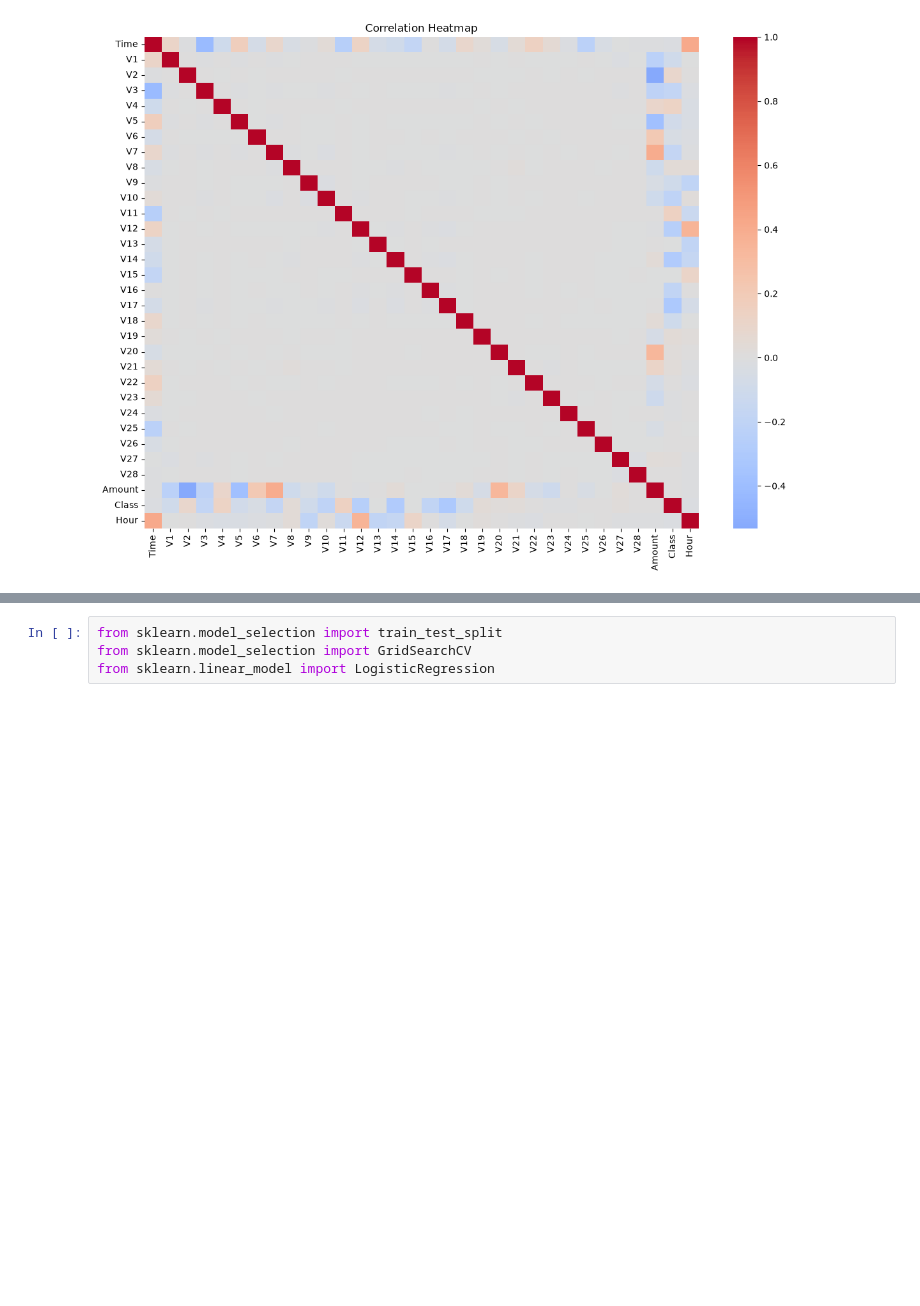
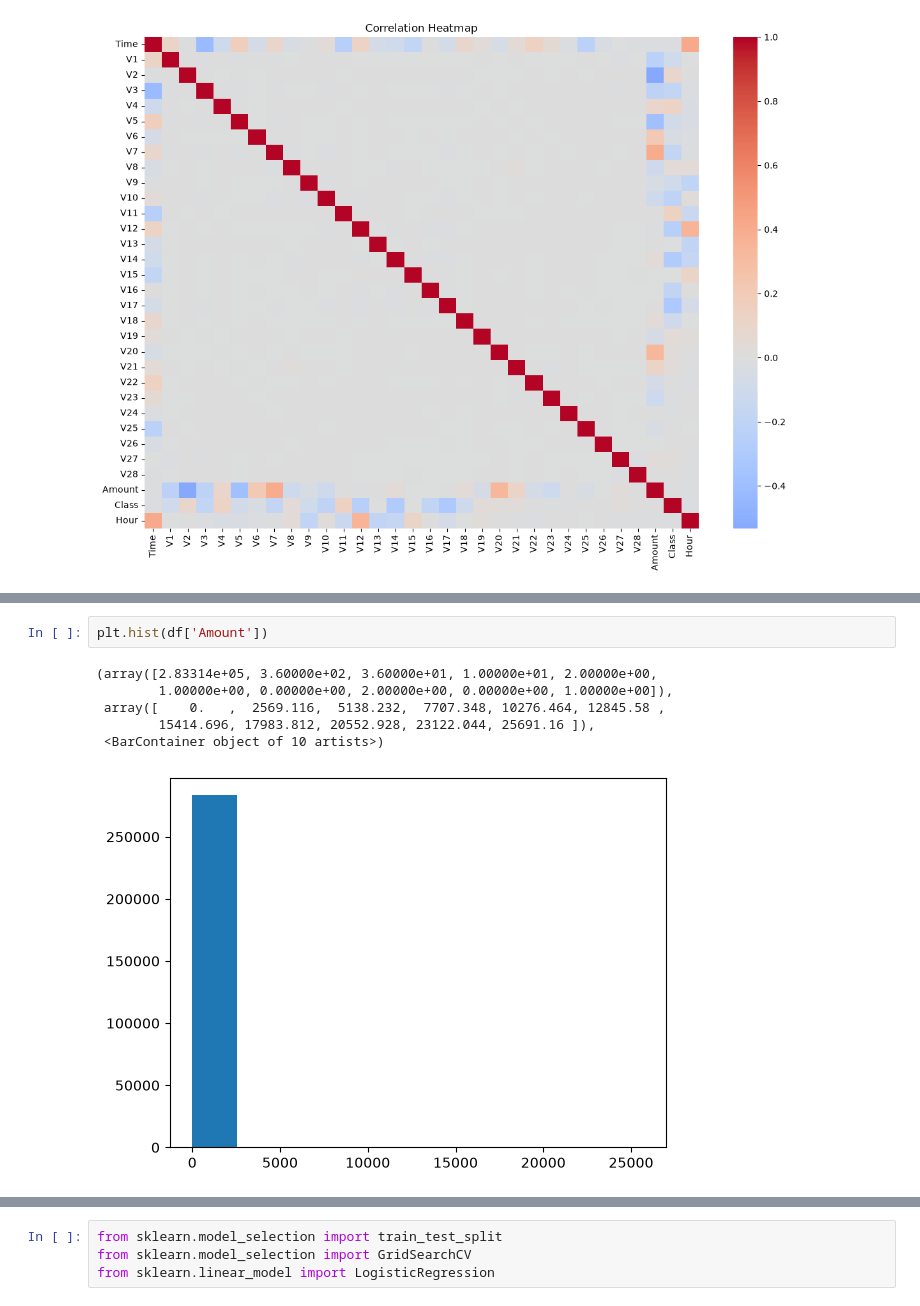
Before and after one commit to poornimmadevi-369555/CapStone_Project, a Jupyter notebook: Project.PD.ipynb, the cells around one changed output, grey strips where cells are left out. Drawn from its saved outputs; the diff is of its cells as text; blank space fills up the shorter version.

```diff
--- a/Project.PD.ipynb
+++ b/Project.PD.ipynb
@@ -152,0 +158,9 @@ plt.show()
+# %%
+plt.hist(df['Amount'])
+# %% [output]
+(array([2.83314e+05, 3.60000e+02, 3.60000e+01, 1.00000e+01, 2.00000e+00,
+        1.00000e+00, 0.00000e+00, 2.00000e+00, 0.00000e+00, 1.00000e+00]),
+ array([    0.   ,  2569.116,  5138.232,  7707.348, 10276.464, 12845.58 ,
+        15414.696, 17983.812, 20552.928, 23122.044, 25691.16 ]),
+ <BarContainer object of 10 artists>)
+[figure, added]
```
Also changed, not shown: parts of 16 cells of this notebook.
